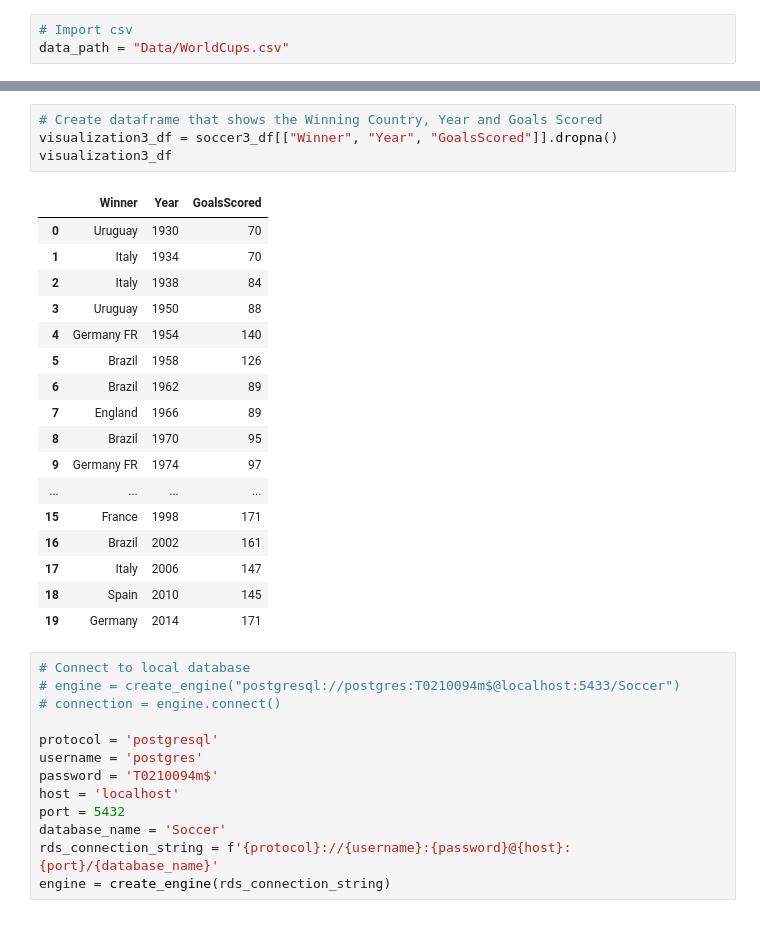
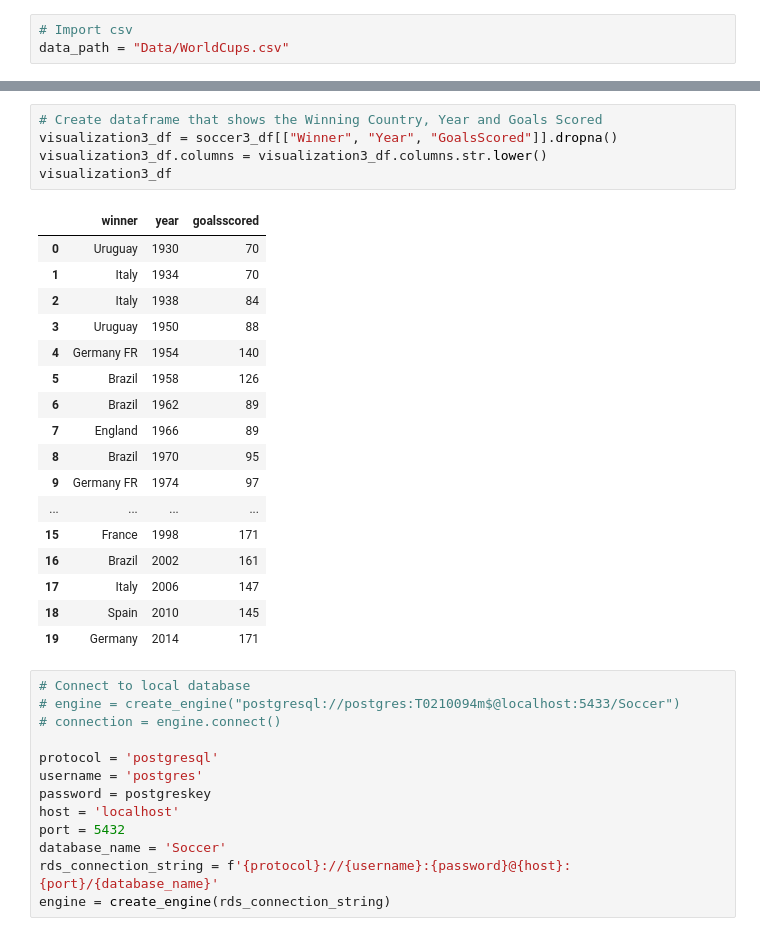
Before and after one commit to Tabassum1985/Project-3, a Jupyter notebook: main-version2.ipynb, the cells around one changed output, grey strips where cells are left out. Cells and saved outputs as stored; diff of their text form.

```diff
--- a/main-version2.ipynb
+++ b/main-version2.ipynb
@@ -215,9 +219,10 @@ soccer3_df.head()
 # %%
 # Create dataframe that shows the Winning Country, Year and Goals Scored
 visualization3_df = soccer3_df[["Winner", "Year", "GoalsScored"]].dropna()
+visualization3_df.columns = visualization3_df.columns.str.lower()
 visualization3_df
 # %% [output]
-|  | Winner | Year | GoalsScored |
+|  | winner | year | goalsscored |
 | 0 | Uruguay | 1930 | 70 |
 | 1 | Italy | 1934 | 70 |
 | 2 | Italy | 1938 | 84 |
@@ -241,7 +246,7 @@ visualization3_df
 
 protocol = 'postgresql'
 username = 'postgres'
-password = 'T0210094m$'
+password = postgreskey
 host = 'localhost'
 port = 5432
 database_name = 'Soccer'
```
Also changed, not shown: parts of 11 cells of this notebook.
